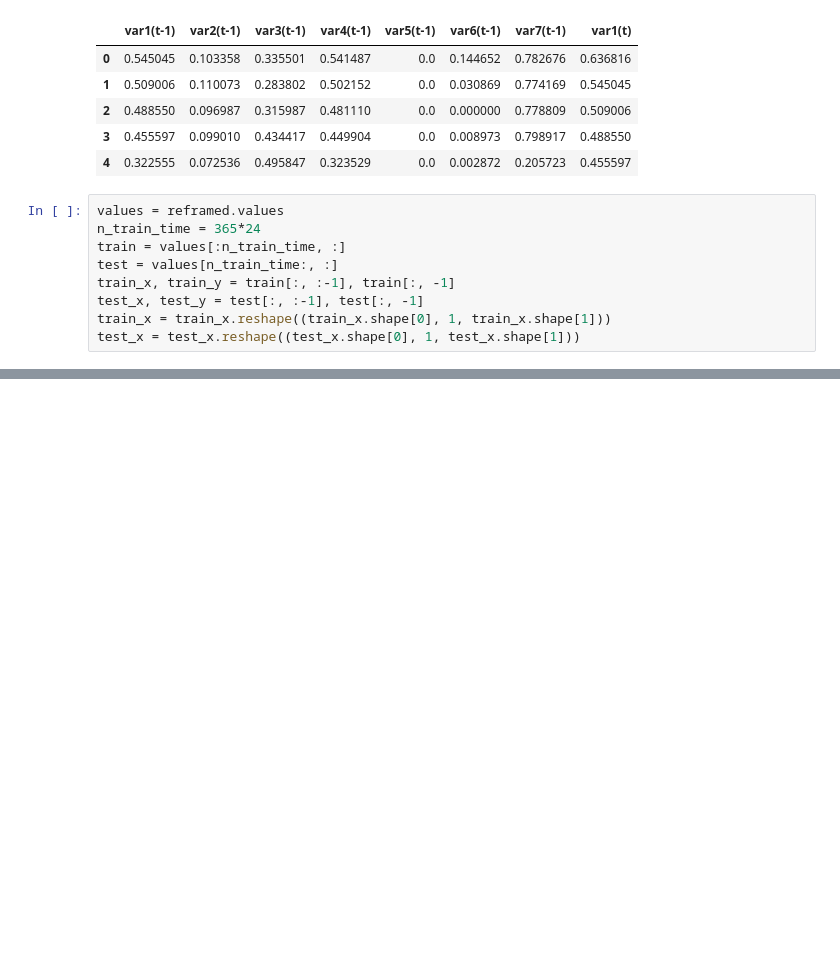
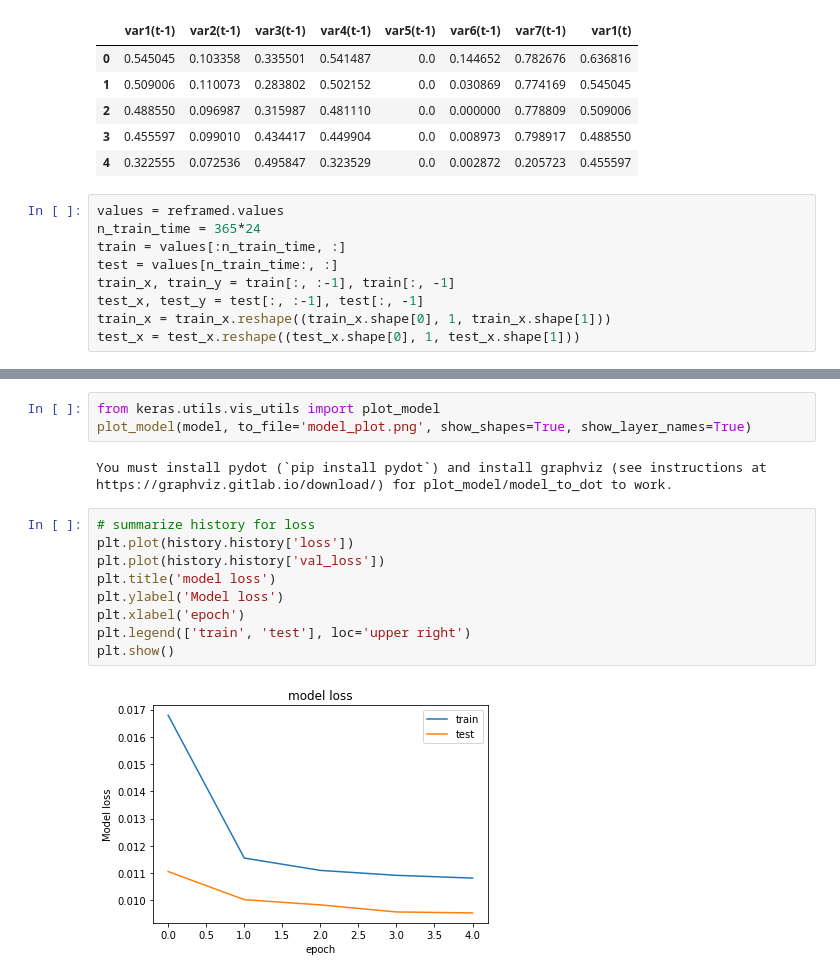
Before and after one commit to rakiiibul/House-hold-electrice-power-consumptiuon_LSTM, a Jupyter notebook: main.ipynb, the cells around one changed output, grey strips where cells are left out. Saved outputs shown, nothing was run; the diff lists cells and outputs as text; blank space fills up the shorter version.

```diff
--- a/main.ipynb
+++ b/main.ipynb
@@ -198,3 +201,19 @@ Test RMSE: 0.632
+# %%
+from keras.utils.vis_utils import plot_model
+plot_model(model, to_file='model_plot.png', show_shapes=True, show_layer_names=True)
+# %% [output]
+You must install pydot (`pip install pydot`) and install graphviz (see instructions at https://graphviz.gitlab.io/download/) for plot_model/model_to_dot to work.
+# %%
+# summarize history for loss
+plt.plot(history.history['loss'])
+plt.plot(history.history['val_loss'])
+plt.title('model loss')
+plt.ylabel('Model loss')
+plt.xlabel('epoch')
+plt.legend(['train', 'test'], loc='upper right')
+plt.show()
+# %% [output]
+[figure, added]
 # %%
 # make a prediction
 yhat = model.predict(test_x)
```
Also changed, not shown: parts of 4 cells of this notebook.
